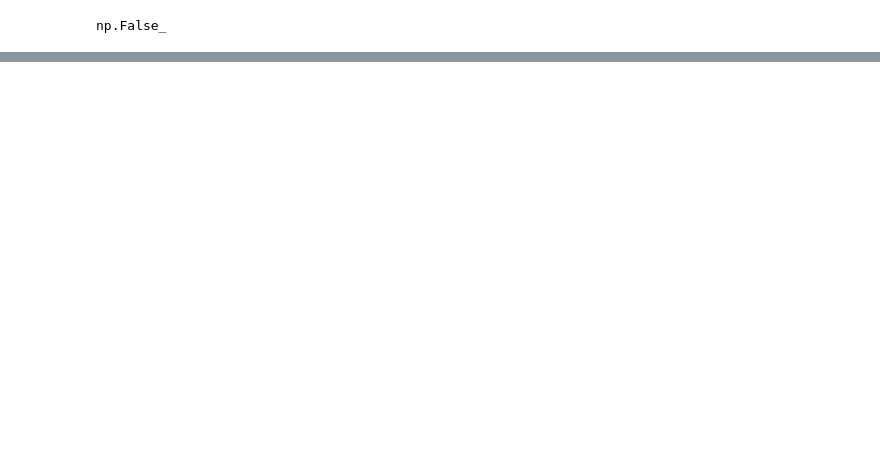
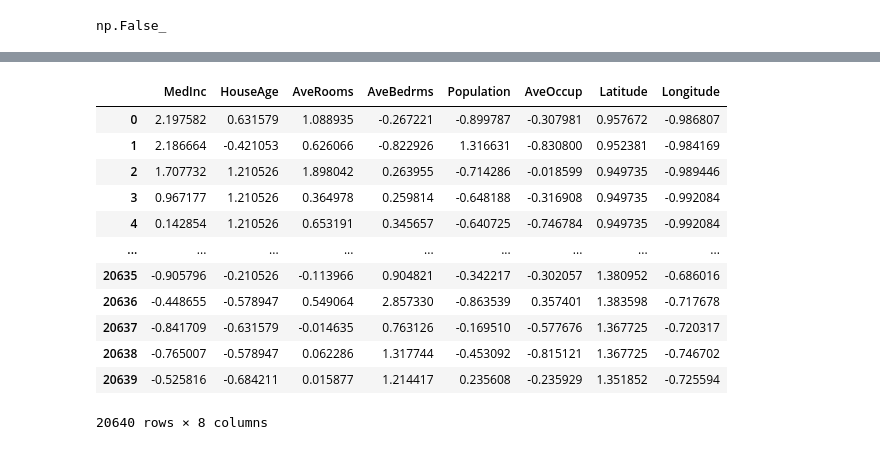
Before and after one commit to maxim-mat/DS-training, a Jupyter notebook: פרק 2 - מודל ראשון/first_model.ipynb, the cells around one changed output, grey strips where cells are left out. Cells and saved outputs as stored; diff of their text form; code cells hidden in the pictures; blank space fills up the shorter version.

```diff
--- a/פרק 2 - מודל ראשון/first_model.ipynb
+++ b/פרק 2 - מודל ראשון/first_model.ipynb
@@ -121,0 +130,26 @@ np.False_
+# %%
+from sklearn.preprocessing import RobustScaler
+import pandas as pd
+
+# RobustScaler automatically scales data based on IQR
+scaler = RobustScaler()
+scaled_values = scaler.fit_transform(data)
+
+# Convert back to a DataFrame
+filtered_df = pd.DataFrame(scaled_values, columns=data.columns)
+
+filtered_df
+# %% [output]
+|  | MedInc | HouseAge | AveRooms | AveBedrms | Population | AveOccup | Latitude | Longitude |
+| 0 | 2.197582 | 0.631579 | 1.088935 | -0.267221 | -0.899787 | -0.307981 | 0.957672 | -0.986807 |
+| 1 | 2.186664 | -0.421053 | 0.626066 | -0.822926 | 1.316631 | -0.830800 | 0.952381 | -0.984169 |
+| 2 | 1.707732 | 1.210526 | 1.898042 | 0.263955 | -0.714286 | -0.018599 | 0.949735 | -0.989446 |
+| 3 | 0.967177 | 1.210526 | 0.364978 | 0.259814 | -0.648188 | -0.316908 | 0.949735 | -0.992084 |
+| 4 | 0.142854 | 1.210526 | 0.653191 | 0.345657 | -0.640725 | -0.746784 | 0.949735 | -0.992084 |
+| ... | ... | ... | ... | ... | ... | ... | ... | ... |
+| 20635 | -0.905796 | -0.210526 | -0.113966 | 0.904821 | -0.342217 | -0.302057 | 1.380952 | -0.686016 |
+| 20636 | -0.448655 | -0.578947 | 0.549064 | 2.857330 | -0.863539 | 0.357401 | 1.383598 | -0.717678 |
+| 20637 | -0.841709 | -0.631579 | -0.014635 | 0.763126 | -0.169510 | -0.577676 | 1.367725 | -0.720317 |
+| 20638 | -0.765007 | -0.578947 | 0.062286 | 1.317744 | -0.453092 | -0.815121 | 1.367725 | -0.746702 |
+| 20639 | -0.525816 | -0.684211 | 0.015877 | 1.214417 | 0.235608 | -0.235929 | 1.351852 | -0.725594 |
+20640 rows × 8 columns
```
Also changed, not shown: parts of 4 cells of this notebook.
